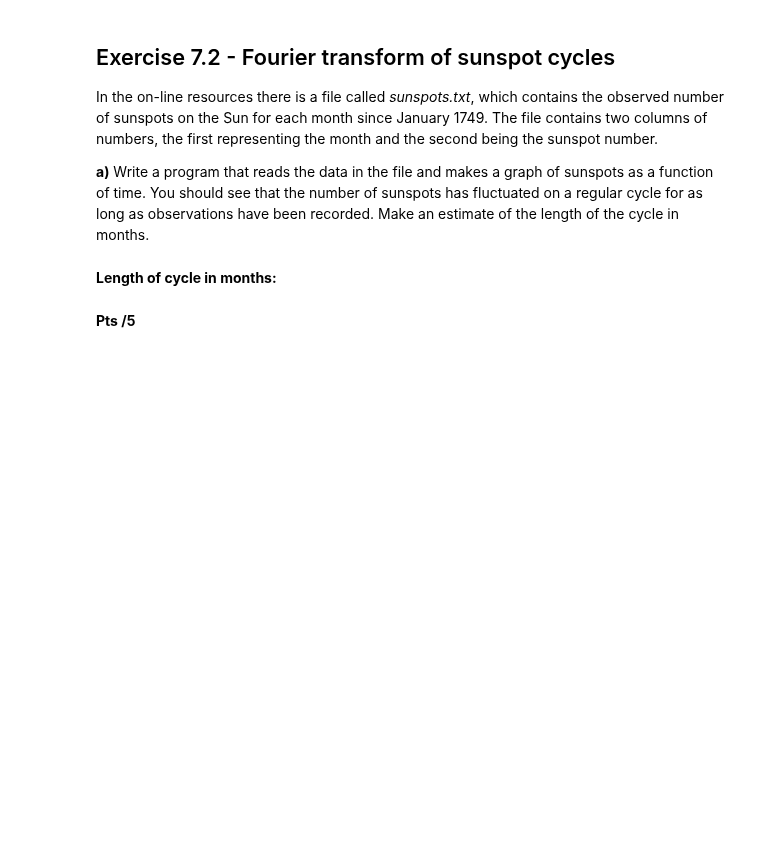
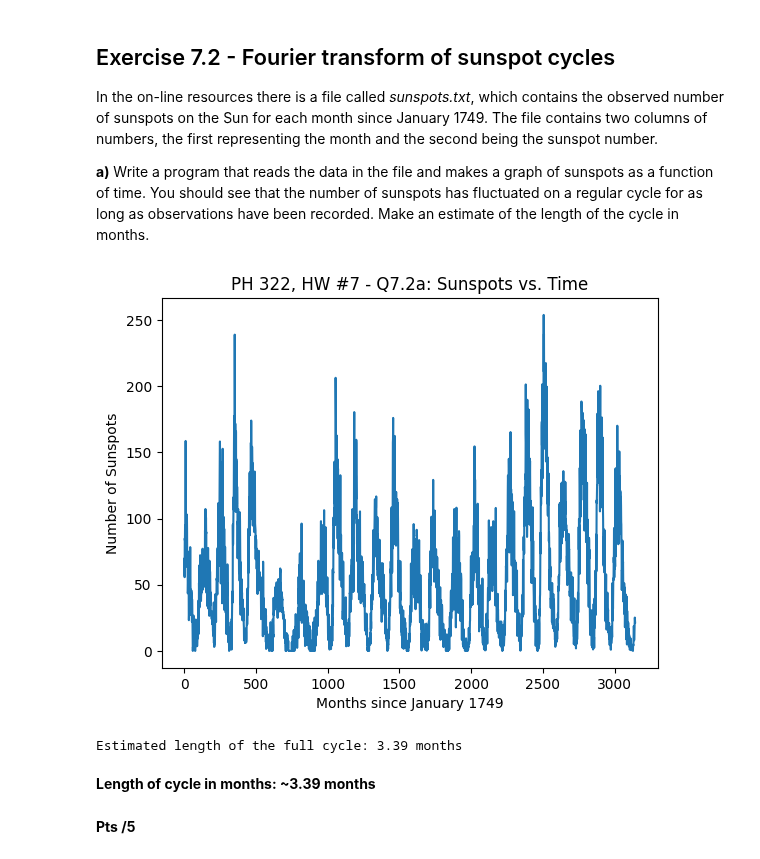
Before and after one commit to DebuggerDan/ph322-computational-physics-sp23, a Jupyter notebook: hw7_notebook_2023.ipynb, the cells around one changed output. Drawn from its saved outputs; the diff is of its cells as text; code cells hidden in the pictures; blank space fills up the shorter version.

```diff
--- a/hw7_notebook_2023.ipynb
+++ b/hw7_notebook_2023.ipynb
@@ -514,5 +512,34 @@ In the on-line resources there is a file called _sunspots.txt_, which contains t
+# %%
+### PH 322 - Q7.2a.) - Dan Jang
+## Credits to ChatGPT for numpy & matplotlib implementation
+
+import numpy as np
+import matplotlib.pyplot as plt
+from scipy.signal import find_peaks
+
+# Read the data from the file
+data = np.loadtxt("sunspots.txt")
+months, sunspots = data[:, 0], data[:, 1]
+
+# Plot the sunspots as a function of time
+plt.plot(months, sunspots)
+plt.title('PH 322, HW #7 - Q7.2a: Sunspots vs. Time')
+plt.xlabel("Months since January 1749")
+plt.ylabel("Number of Sunspots")
+plt.show()
+
+# Find indices of local maxima
+peak_indices = find_peaks(sunspots)[0]
+
+# Calculate the average distance between peaks
+avg_distance = np.mean(np.diff(peak_indices))
+
+print(f"Estimated length of the full cycle: {avg_distance:.2f} months")
+# %% [output]
+[figure, added]
+Estimated length of the full cycle: 3.39 months
 # %% [markdown]
-**Length of cycle in months:**
+**Length of cycle in months: ~3.39 months**
 # %% [markdown]
 **Pts /5**
 # %% [markdown]
```
Also changed, not shown: parts of 7 cells of this notebook, 2 other files.
